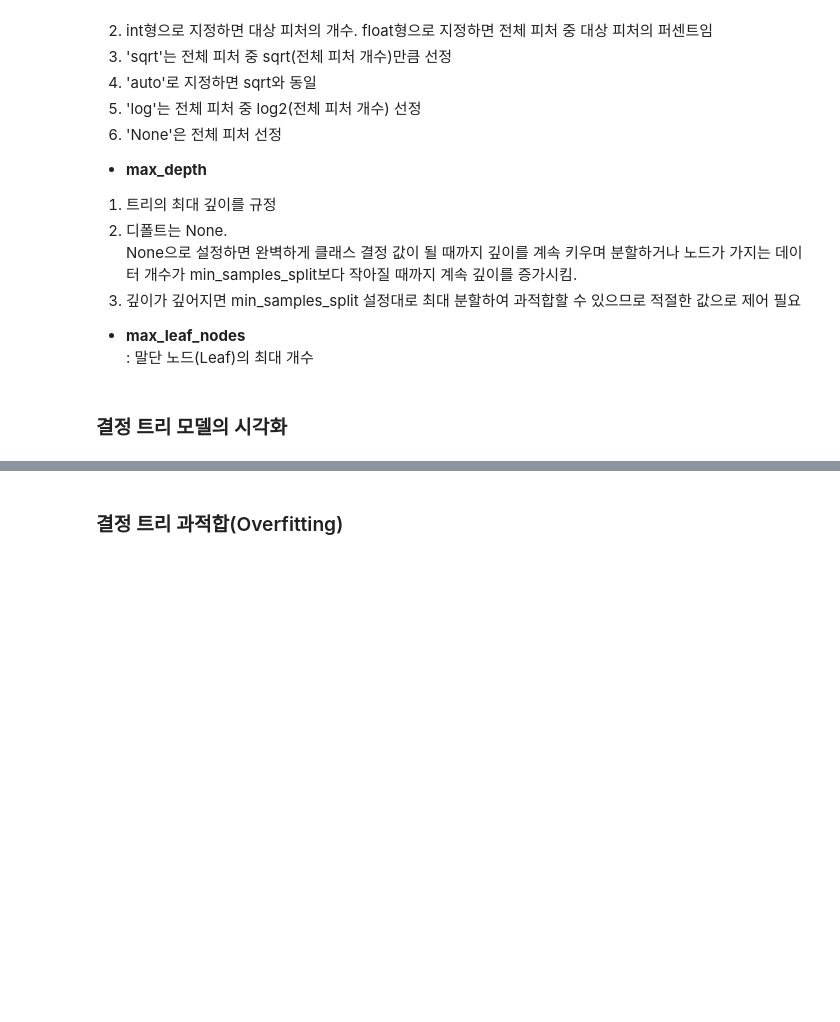
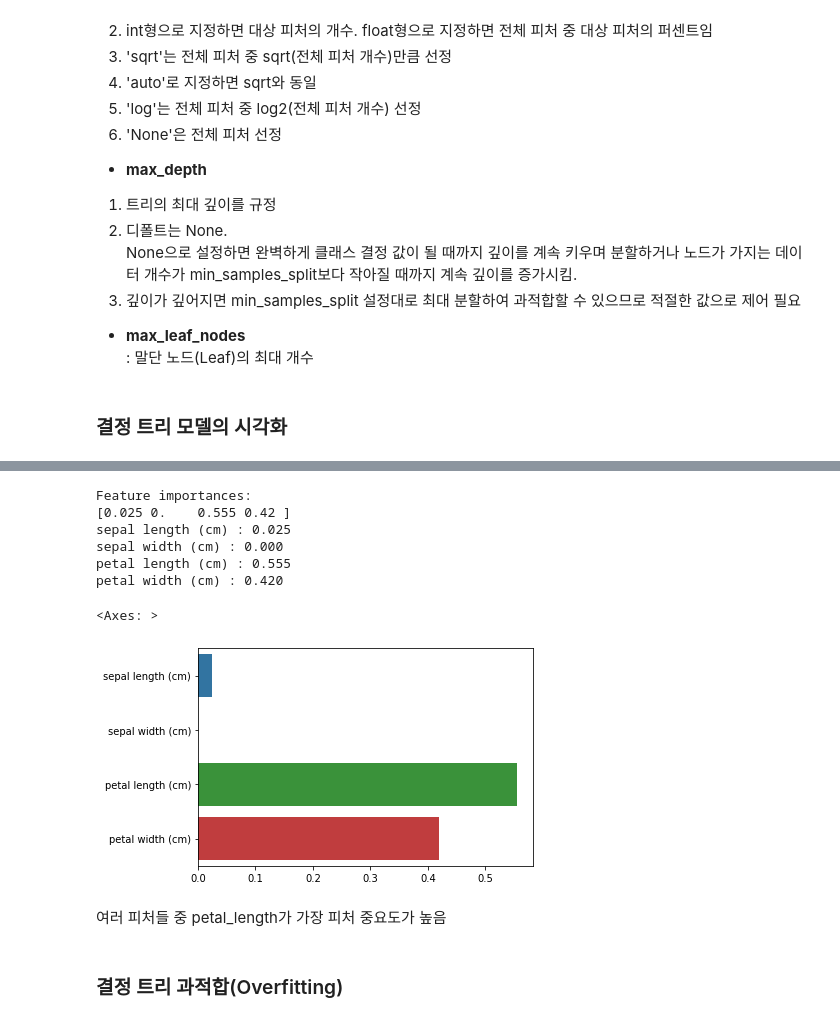
Before and after one commit to jsh1021902/CUAI_BASIC, a Jupyter notebook: Basic_정서현_4주차.ipynb, the cells around one changed output, grey strips where cells are left out. Cells and saved outputs as stored; diff of their text form; code cells hidden in the pictures; blank space fills up the shorter version.

```diff
--- a/Basic_정서현_4주차.ipynb
+++ b/Basic_정서현_4주차.ipynb
@@ -130,0 +137,17 @@ None으로 설정하면 완벽하게 클래스 결정 값이 될 때까지 깊
+# %%
+from sklearn.tree import DecisionTreeClassifier
+from sklearn.datasets import load_iris
+from sklearn.model_selection import train_test_split
+import warnings
+warnings.filterwarnings('ignore')
+
+# DecisionTree Classifier 생성
+dt_clf = DecisionTreeClassifier(random_state=156)
+
+# 붓꽃 데이터를 로딩하고, 학습과 테스트 데이터 셋으로 분리
+iris_data = load_iris()
+X_train , X_test , y_train , y_test = train_test_split(iris_data.data, iris_data.target,
+                                                       test_size=0.2,  random_state=11)
+
+# DecisionTreeClassifer 학습.
+dt_clf.fit(X_train , y_train)
@@ -131,2 +270,27 @@ None으로 설정하면 완벽하게 클래스 결정 값이 될 때까지 깊
+# %%
+import seaborn as sns
+import numpy as np
+%matplotlib inline
+
+# feature importance 추출
+print("Feature importances:\n{0}".format(np.round(dt_clf.feature_importances_, 3)))
+
+# feature별 importance 매핑
+for name, value in zip(iris_data.feature_names , dt_clf.feature_importances_):
+    print('{0} : {1:.3f}'.format(name, value))
+
+# feature importance를 column 별로 시각화 하기
+sns.barplot(x=dt_clf.feature_importances_ , y=iris_data.feature_names)
+# %% [output]
+Feature importances:
+[0.025 0.    0.555 0.42 ]
+sepal length (cm) : 0.025
+sepal width (cm) : 0.000
+petal length (cm) : 0.555
+petal width (cm) : 0.420
+<Axes: >
+[figure, added]
+# %% [markdown]
+여러 피처들 중 petal_length가 가장 피처 중요도가 높음
 # %% [markdown]
 ### 결정 트리 과적합(Overfitting)
```
Also changed, not shown: parts of 75 cells of this notebook.
